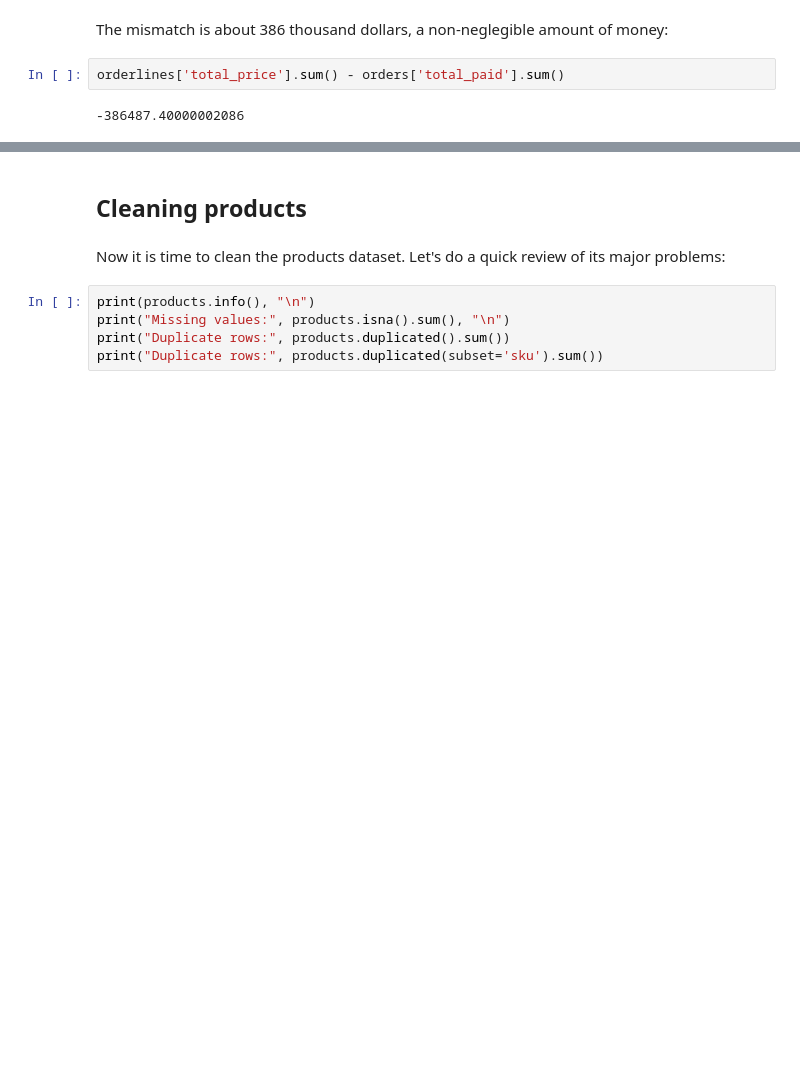
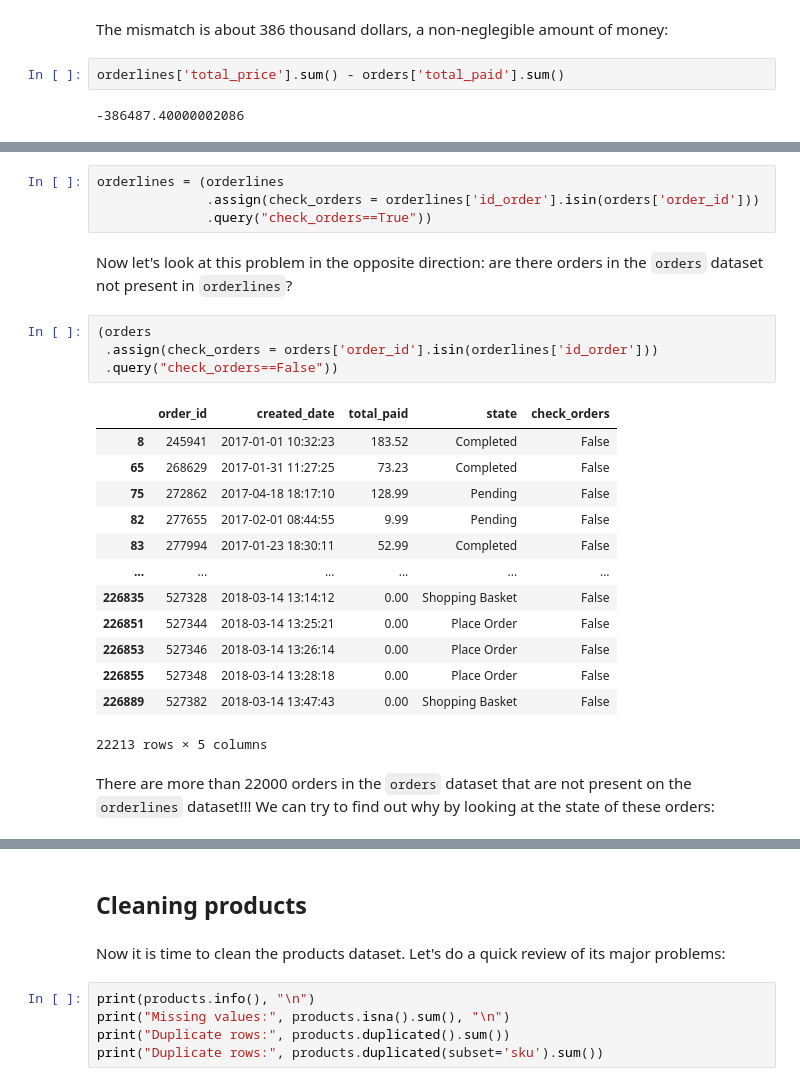
Before and after one commit to sherwan-m/Eniac_Analyze_Discounts, a Jupyter notebook: data_cleaning.ipynb, the cells around one changed output, grey strips where cells are left out. Drawn from its saved outputs; the diff is of its cells as text; blank space fills up the shorter version.

```diff
--- a/data_cleaning.ipynb
+++ b/data_cleaning.ipynb
@@ -461,0 +509,26 @@ orderlines['total_price'].sum() - orders['total_paid'].sum()
+# %%
+orderlines = (orderlines
+              .assign(check_orders = orderlines['id_order'].isin(orders['order_id']))
+              .query("check_orders==True"))
+# %% [markdown]
+Now let's look at this problem in the opposite direction: are there orders in the `orders` dataset not present in `orderlines`?
+# %%
+(orders
+ .assign(check_orders = orders['order_id'].isin(orderlines['id_order']))
+ .query("check_orders==False"))
+# %% [output]
+|  | order_id | created_date | total_paid | state | check_orders |
+| 8 | 245941 | 2017-01-01 10:32:23 | 183.52 | Completed | False |
+| 65 | 268629 | 2017-01-31 11:27:25 | 73.23 | Completed | False |
+| 75 | 272862 | 2017-04-18 18:17:10 | 128.99 | Pending | False |
+| 82 | 277655 | 2017-02-01 08:44:55 | 9.99 | Pending | False |
+| 83 | 277994 | 2017-01-23 18:30:11 | 52.99 | Completed | False |
+| ... | ... | ... | ... | ... | ... |
+| 226835 | 527328 | 2018-03-14 13:14:12 | 0.00 | Shopping Basket | False |
+| 226851 | 527344 | 2018-03-14 13:25:21 | 0.00 | Place Order | False |
+| 226853 | 527346 | 2018-03-14 13:26:14 | 0.00 | Place Order | False |
+| 226855 | 527348 | 2018-03-14 13:28:18 | 0.00 | Place Order | False |
+| 226889 | 527382 | 2018-03-14 13:47:43 | 0.00 | Shopping Basket | False |
+22213 rows × 5 columns
+# %% [markdown]
+There are more than 22000 orders in the `orders` dataset that are not present on the `orderlines` dataset!!! We can try to find out why by looking at the state of these orders:
```
Also changed, not shown: parts of 16 cells of this notebook.
